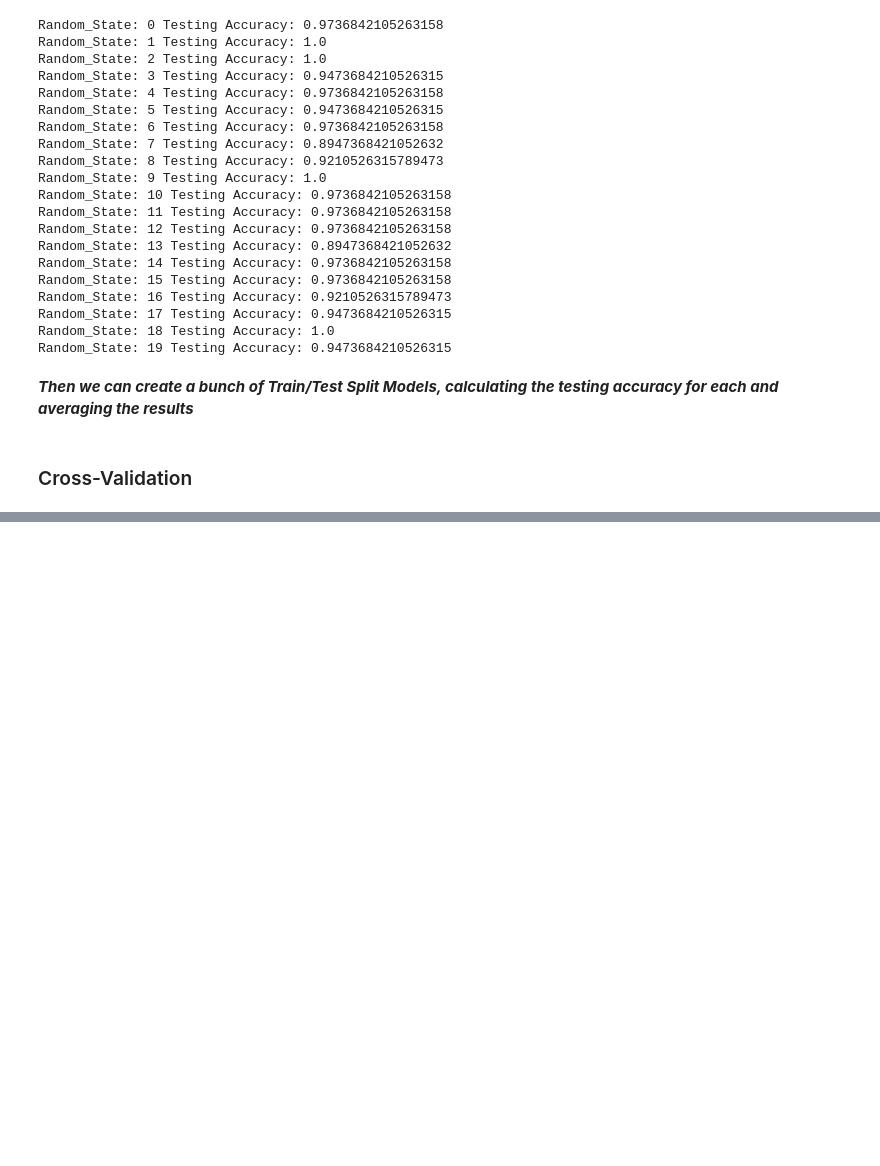
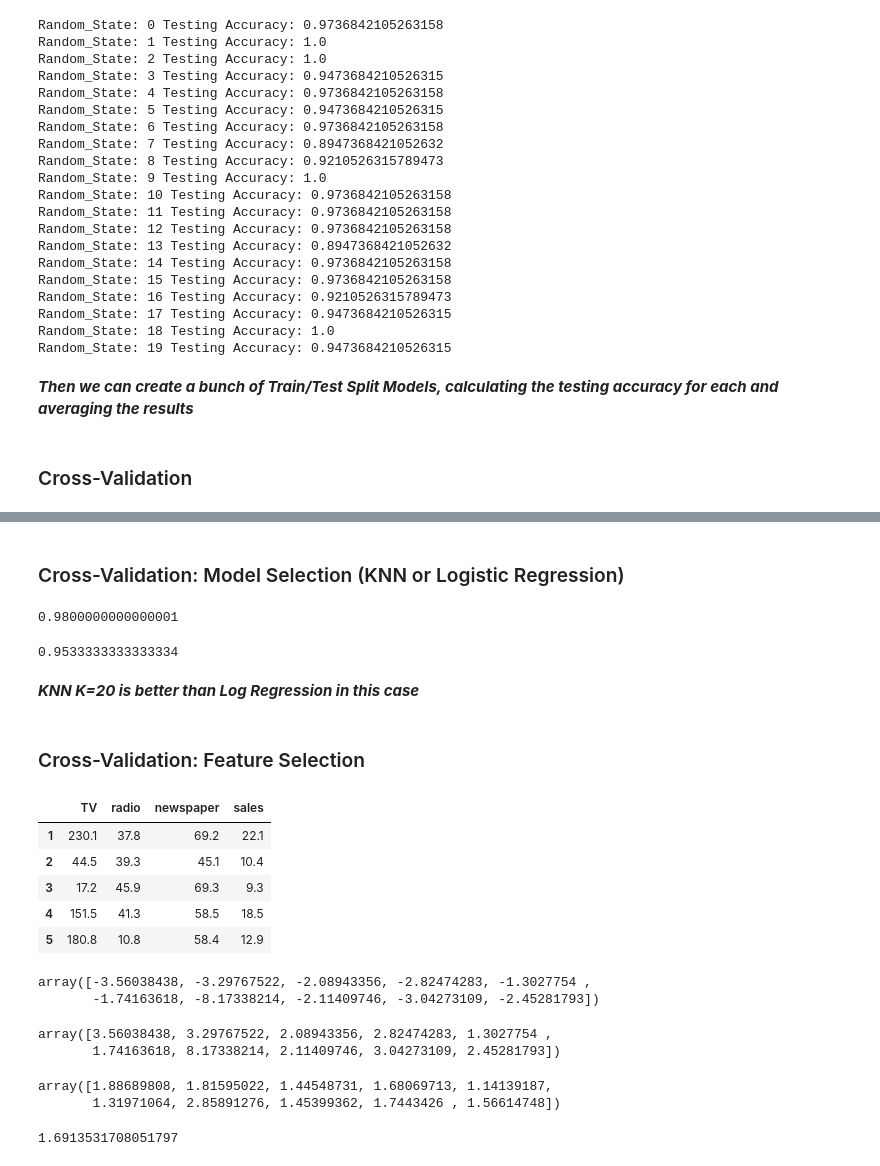
Before and after one commit to angelrps/MasterDataScience-1, a Jupyter notebook: 06_Machine_Learning_on_my_own/05_Best_Model_Using_Cross-Validation.ipynb, the cells around one changed output, grey strips where cells are left out. Drawn from its saved outputs; the diff is of its cells as text; code cells hidden in the pictures; blank space fills up the shorter version.

```diff
--- a/06_Machine_Learning_on_my_own/05_Best_Model_Using_Cross-Validation.ipynb
+++ b/06_Machine_Learning_on_my_own/05_Best_Model_Using_Cross-Validation.ipynb
@@ -92,0 +189,32 @@ ___Then we can create a bunch of Train/Test Split Models, calculating the testin
+# %% [markdown]
+### Cross-Validation: Model Selection (KNN or Logistic Regression)
+# %%
+# 10 Fold cross-validation with K=20 KNN
+
+from sklearn.model_selection import cross_val_score
+knn=KNeighborsClassifier(n_neighbors=20)
+scores = cross_val_score(knn, X, y, cv=10, scoring='accuracy')
+scores.mean()
+# %% [output]
+0.9800000000000001
+# %%
+from sklearn.linear_model import LogisticRegression
+logreg = LogisticRegression()
+scores = cross_val_score(logreg, X, y, cv=10, scoring='accuracy')
+scores.mean()
+# %% [output]
+0.9533333333333334
+# %% [markdown]
+___KNN K=20 is better than Log Regression in this case___
+# %% [markdown]
+### Cross-Validation: Feature Selection
+# %%
+data = pd.read_csv('http://www-bcf.usc.edu/~gareth/ISL/Advertising.csv',index_col=0)
+data.head()
+# %% [output]
+|  | TV | radio | newspaper | sales |
+| 1 | 230.1 | 37.8 | 69.2 | 22.1 |
+| 2 | 44.5 | 39.3 | 45.1 | 10.4 |
+| 3 | 17.2 | 45.9 | 69.3 | 9.3 |
+| 4 | 151.5 | 41.3 | 58.5 | 18.5 |
+| 5 | 180.8 | 10.8 | 58.4 | 12.9 |
@@ -92,0 +227,33 @@ ___Then we can create a bunch of Train/Test Split Models, calculating the testin
+# %%
+# Let's go to choose Linear Regression and Cross-Validated Model to do this
+
+from sklearn.linear_model import LinearRegression
+linreg = LinearRegression()
+from sklearn.model_selection import cross_val_score
+scores = cross_val_score(linreg, X, y, cv=10, scoring='neg_mean_squared_error')
+scores
+# %% [output]
+array([-3.56038438, -3.29767522, -2.08943356, -2.82474283, -1.3027754 ,
+       -1.74163618, -8.17338214, -2.11409746, -3.04273109, -2.45281793])
+# %%
+# fixing the sign of MSE scores
+
+mse_scores = -scores
+mse_scores
+# %% [output]
+array([3.56038438, 3.29767522, 2.08943356, 2.82474283, 1.3027754 ,
+       1.74163618, 8.17338214, 2.11409746, 3.04273109, 2.45281793])
+# %%
+# Calculating RMSE Error
+
+rmse_scores= np.sqrt(mse_scores)
+rmse_scores
+# %% [output]
+array([1.88689808, 1.81595022, 1.44548731, 1.68069713, 1.14139187,
+       1.31971064, 2.85891276, 1.45399362, 1.7443426 , 1.56614748])
+# %%
+# RMSE Error Average
+
+rmse_scores.mean()
+# %% [output]
+1.6913531708051797
```
Also changed, not shown: parts of 13 cells of this notebook.
